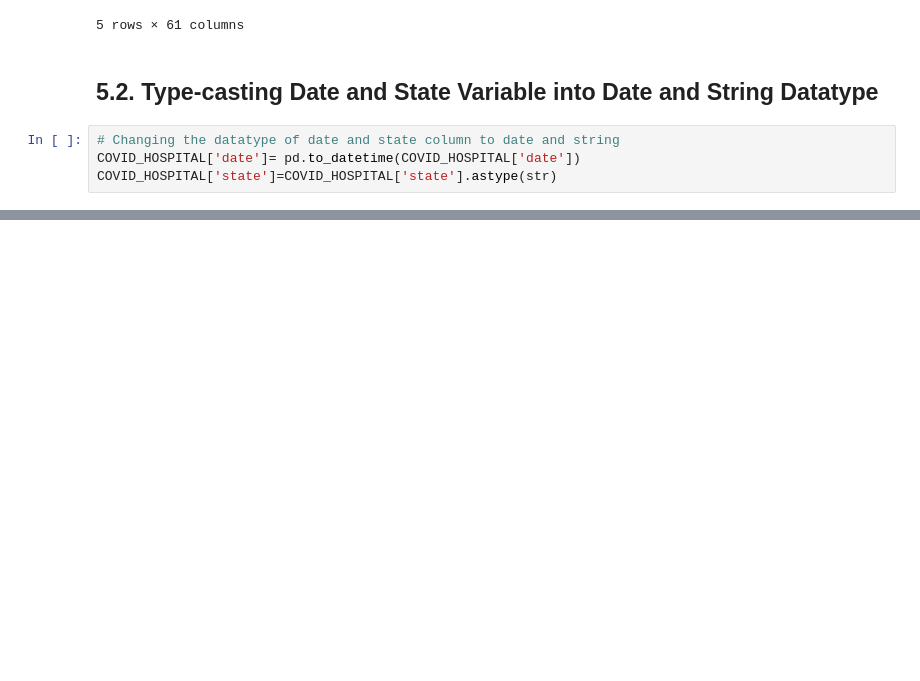
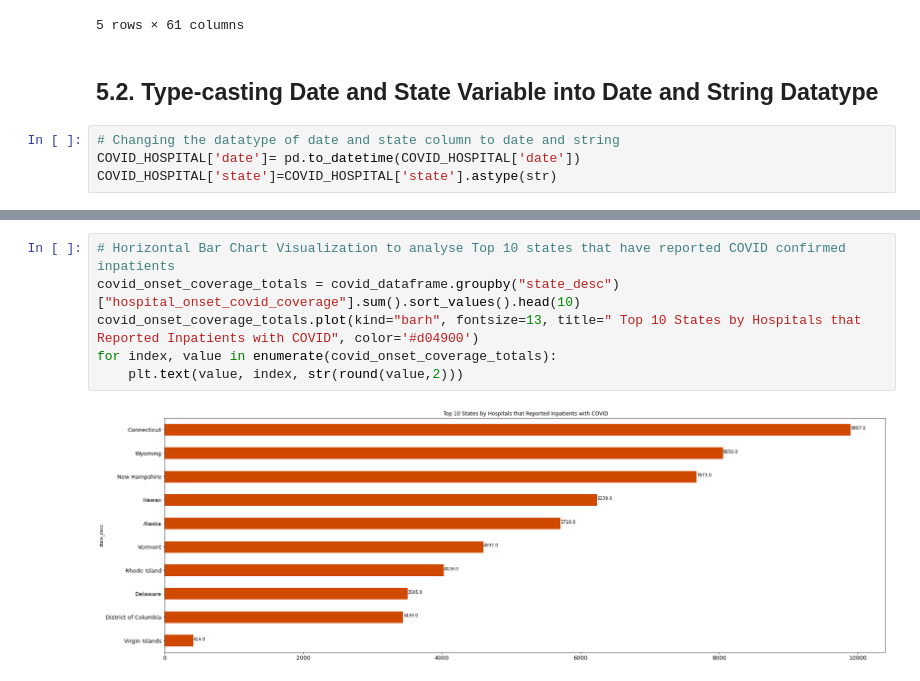
Before and after one commit to MangeshIpperNCI/DAP_PROJECT, a Jupyter notebook: x20143311.ipynb, the cells around one changed output, grey strips where cells are left out. Drawn from its saved outputs; the diff is of its cells as text; blank space fills up the shorter version.

```diff
--- a/x20143311.ipynb
+++ b/x20143311.ipynb
@@ -112,0 +574,8 @@ COVID_HOSPITAL['state']=COVID_HOSPITAL['state'].astype(str)
+# %%
+# Horizontal Bar Chart Visualization to analyse Top 10 states that have reported COVID confirmed inpatients
+covid_onset_coverage_totals = covid_dataframe.groupby("state_desc")["hospital_onset_covid_coverage"].sum().sort_values().head(10)
+covid_onset_coverage_totals.plot(kind="barh", fontsize=13, title=" Top 10 States by Hospitals that Reported Inpatients with COVID", color='#d04900')
+for index, value in enumerate(covid_onset_coverage_totals):
+    plt.text(value, index, str(round(value,2)))
+# %% [output]
+[figure, added]
```
Also changed, not shown: parts of 33 cells of this notebook.
